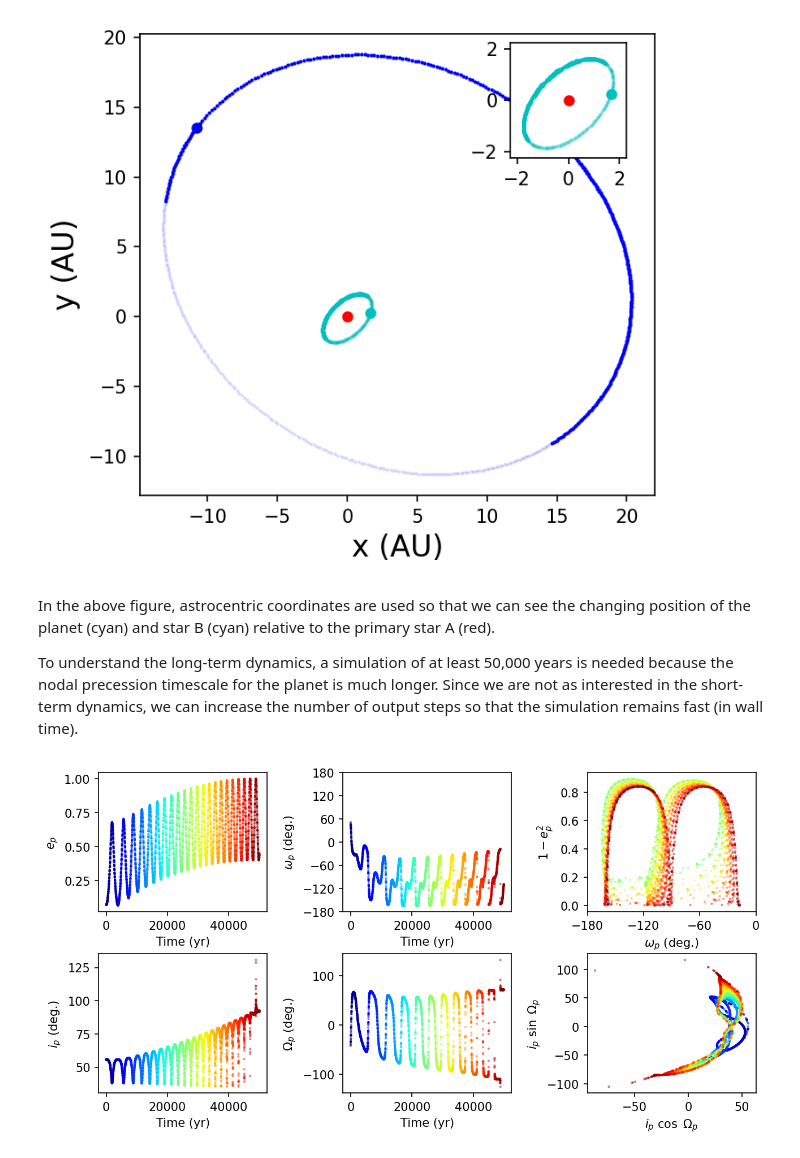
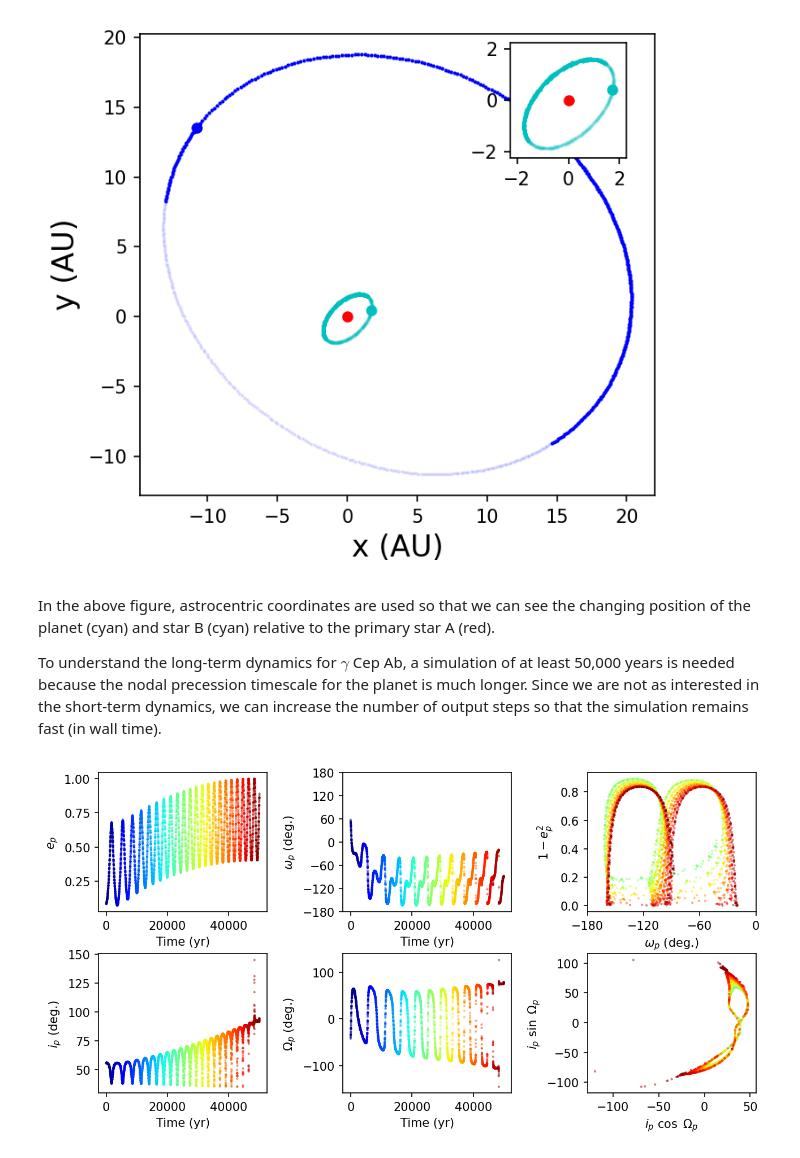
Before and after one commit to saturnaxis/exoplanet-binary, a Jupyter notebook: docs/_sources/Tutorials/three-body-stability.ipynb, the cells around one changed output. Saved outputs shown, nothing was run; the diff lists cells and outputs as text; code cells hidden in the pictures.

```diff
--- a/docs/_sources/Tutorials/three-body-stability.ipynb
+++ b/docs/_sources/Tutorials/three-body-stability.ipynb
@@ -440,9 +440,10 @@ for s in range(0,len(sa)):
     sim = sa[s] #iterate through each snapshot in sa
     ps = sim.particles #intermediate object to simplify the referencing
     sim.move_to_hel() #shift to astrocentric coordinates
-    for p in range(0,len(ps)):
+    for p in range(1,len(ps)):
         Cart = np.array([ps[p].x, ps[p].y, ps[p].z])
         rot_xy = Rot(-ps[2].Omega,-ps[2].inc,Cart)
+
         xy_coords[s,3*p] = rot_xy[0]
         xy_coords[s,3*p+1] = rot_xy[1]
         xy_coords[s,3*p+2] = rot_xy[2]
@@ -469,7 +470,7 @@ ax.set_ylabel("y (AU)",fontsize=16);
 # %% [markdown]
 In the above figure, astrocentric coordinates are used so that we can see the changing position of the planet (cyan) and star B (cyan) relative to the primary star A (red).
 
-To understand the long-term dynamics, a simulation of at least 50,000 years is needed because the nodal precession timescale for the planet is much longer.  Since we are not as interested in the short-term dynamics, we can increase the number of output steps so that the simulation remains fast (in wall time).
+To understand the long-term dynamics for $\gamma$ Cep Ab, a simulation of at least 50,000 years is needed because the nodal precession timescale for the planet is much longer.  Since we are not as interested in the short-term dynamics, we can increase the number of output steps so that the simulation remains fast (in wall time).
 # %%
 output_bin = "gammaCep_long.bin"
 output_steps = 200
@@ -480,6 +481,7 @@ import numpy as np
 import matplotlib.pyplot as plt
 import matplotlib.colors as cm
 
+output_bin = "gammaCep_long.bin"
 t_max = 5e4
 my_cmap = plt.colormaps['jet']
 norm = cm.Normalize(vmin=0, vmax=t_max)
@@ -507,32 +509,32 @@ for s in range(0,len(sa)):
     if omg_p >= np.pi: omg_p -= 2*np.pi
     mut_incl = np.arccos(np.cos(ps[1].inc)*np.cos(ps[2].inc) + np.sin(ps[1].inc)*np.sin(ps[2].inc)*np.cos(del_Omega))
     pl_orb[s,:] = [ps[1].a,ps[1].e,np.degrees(mut_incl),omg_p,del_Omega,ps[1].M]
 
 ax11.scatter(time,pl_orb[:,1],marker='o',c=time,norm=norm,edgecolor='None',s=4,alpha=0.5,cmap=my_cmap)
 ax11.set_ylabel("$e_p$")
 ax12.scatter(time,np.degrees(pl_orb[:,3]),marker='o',c=time,norm=norm,edgecolor='None',s=4,alpha=0.5,cmap=my_cmap)
 ax12.set_ylabel("$\omega_p$ (deg.)")
 start = int(len(sa)/2)
 ax13.scatter(np.degrees(pl_orb[start:,3]),1.-pl_orb[start:,1]**2,marker='o',c=time[start:],norm=norm,edgecolor='None',s=4,alpha=0.5,cmap=my_cmap)
 ax13.set_ylabel("$1-e_p^2$")
 
 ax11.set_xlabel("Time (yr)")
 ax12.set_xlabel("Time (yr)")
 ax12.set_yticks(np.arange(-180,180+60,60))
 ax13.set_xlabel("$\omega_p$ (deg.)")
 ax13.set_xticks(np.arange(-180,60,60))
 
 ax21.scatter(time,pl_orb[:,2],marker='o',c=time,norm=norm,edgecolor='None',s=4,alpha=0.5,cmap=my_cmap)
 ax21.set_ylabel("$i_p$ (deg.)")
 ax22.scatter(time,np.degrees(pl_orb[:,4]),marker='o',c=time,norm=norm,edgecolor='None',s=4,alpha=0.5,cmap=my_cmap)
 ax22.set_ylabel("$\Omega_p$ (deg.)")
-ax23.scatter(pl_orb[:,2]*np.cos(pl_orb[:,4]),pl_orb[:,2]*np.sin(pl_orb[:,4]),marker='o',c=time,norm=norm,edgecolor='None',s=4,alpha=0.5,cmap=my_cmap)
+ax23.scatter(pl_orb[start:,2]*np.cos(pl_orb[start:,4]),pl_orb[start:,2]*np.sin(pl_orb[start:,4]),marker='o',c=time[start:],norm=norm,edgecolor='None',s=4,alpha=0.5,cmap=my_cmap)
 ax23.set_ylabel("$i_p\ \sin\ \Omega_p$")
 
 ax21.set_xlabel("Time (yr)")
 ax22.set_xlabel("Time (yr)")
 ax23.set_xlabel("$i_p\ \cos\ \Omega_p$")
 
 fig.subplots_adjust(wspace=0.45,hspace=0.3);
 # %% [output]
-[figure, old version]
+[figure, new version]
```
Also changed, not shown: parts of 7 cells of this notebook, 8 other files.
